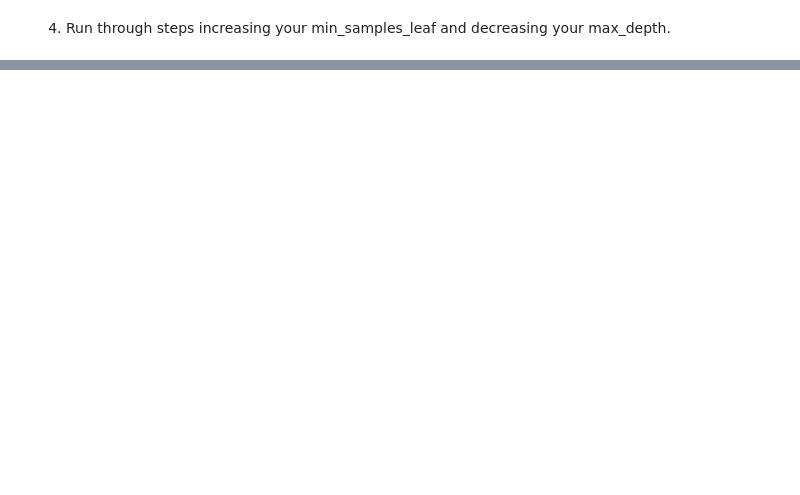
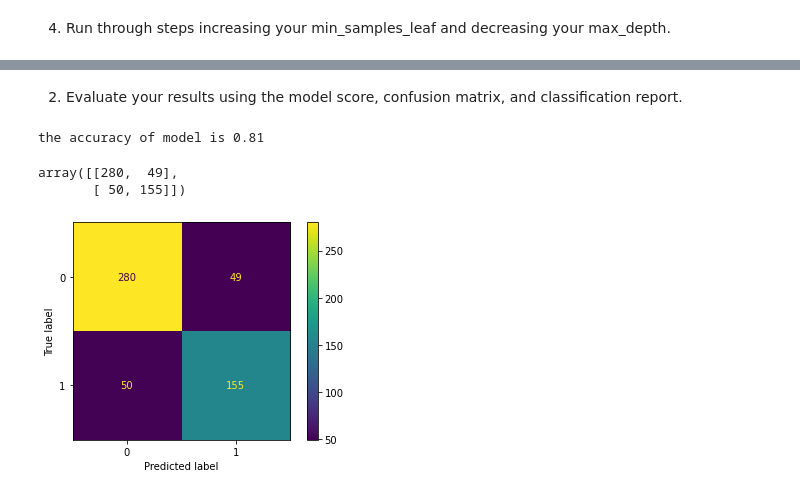
Before and after one commit to rajeshlamichhane04/classification_exercises, a Jupyter notebook: model.ipynb, the cells around one changed output, grey strips where cells are left out. Cells and saved outputs as stored; diff of their text form; code cells hidden in the pictures; blank space fills up the shorter version.

```diff
--- a/model.ipynb
+++ b/model.ipynb
@@ -758,0 +815,6 @@ difference -0.0018726591760299671
+# %%
+#create KNN object
+model5 = KNeighborsClassifier()
+# %%
+#fit
+model5.fit(X_train,y_train)
@@ -758,0 +823,4 @@ difference -0.0018726591760299671
+# %%
+#predict
+y_pred5 = model5.predict(X_train)
+y_pred5
@@ -758,0 +845,20 @@ difference -0.0018726591760299671
+# %% [markdown]
+2. Evaluate your results using the model score, confusion matrix, and classification report.
+# %%
+print("the accuracy of model is" , round(model5.score(X_train,y_train),2))
+# %% [output]
+the accuracy of model is 0.81
+# %%
+con = confusion_matrix(y_train, y_pred5)
+con
+# %% [output]
+array([[280,  49],
+       [ 50, 155]])
+# %%
+#cool confuison matrix
+disp = ConfusionMatrixDisplay(confusion_matrix=con, display_labels=model5.classes_)
+
+disp.plot()
+plt.show()
+# %% [output]
+[figure, added]
```
Also changed, not shown: parts of 54 cells of this notebook.
